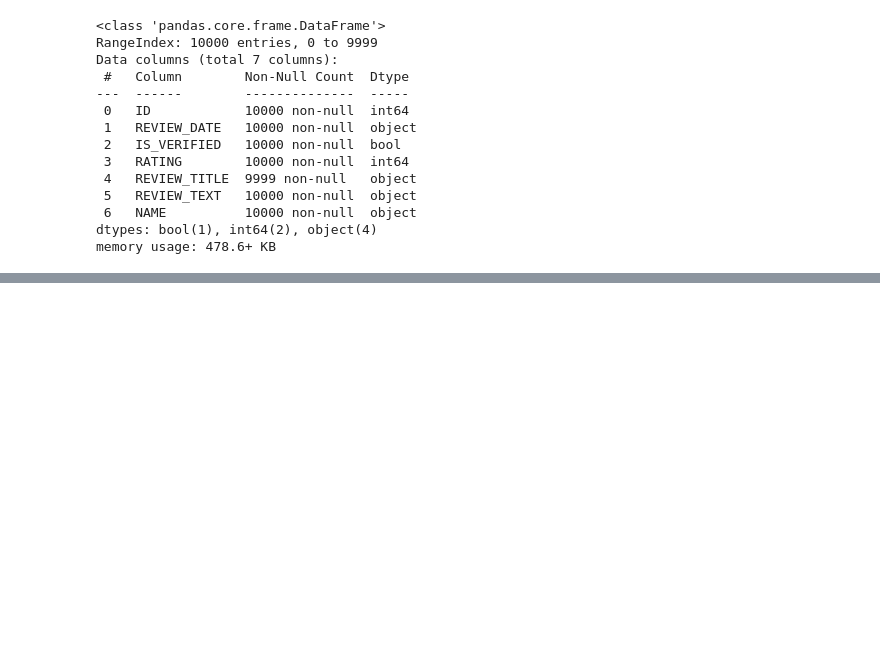
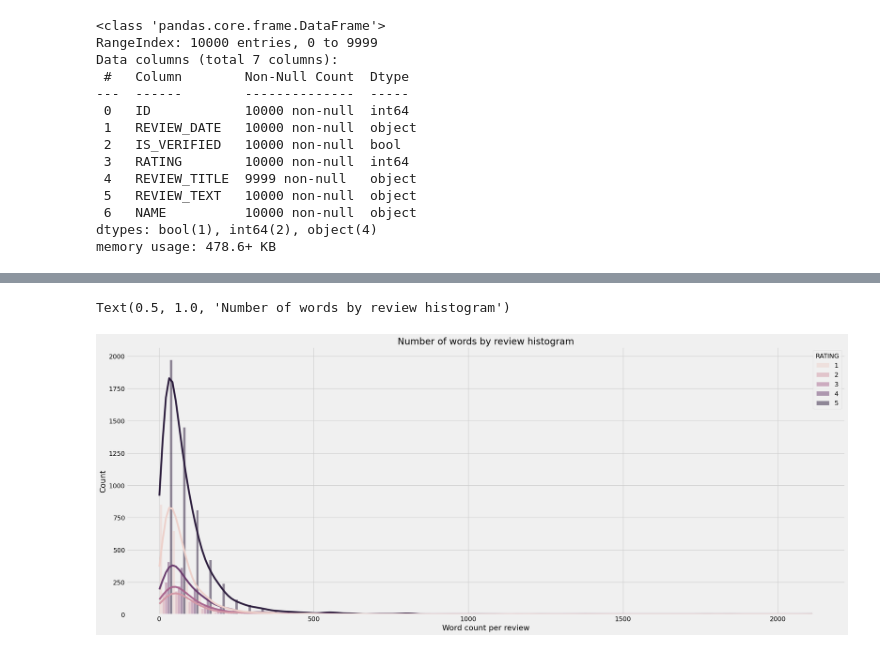
Before and after one commit to cmannnn/customer_reviews, a Jupyter notebook: main.ipynb, the cells around one changed output, grey strips where cells are left out. Drawn from its saved outputs; the diff is of its cells as text; code cells hidden in the pictures; blank space fills up the shorter version.

```diff
--- a/main.ipynb
+++ b/main.ipynb
@@ -55,0 +165,14 @@ dtype: int64
+# %%
+reviews['word_count'] = reviews['REVIEW_TEXT'].apply(lambda x: len(x.split()))
+# %%
+plt.style.use('fivethirtyeight')
+fig, ax = plt.subplots(figsize = (25, 10))
+
+sns.histplot(data=reviews, x='word_count', hue='RATING', multiple='dodge', legend='RATING', kde = True, bins = 50)
+
+plt.xlabel('Word count per review')
+plt.ylabel('Count')
+plt.title('Number of words by review histogram')
+# %% [output]
+Text(0.5, 1.0, 'Number of words by review histogram')
+[figure, added]
```
Also changed, not shown: parts of 24 cells of this notebook.
